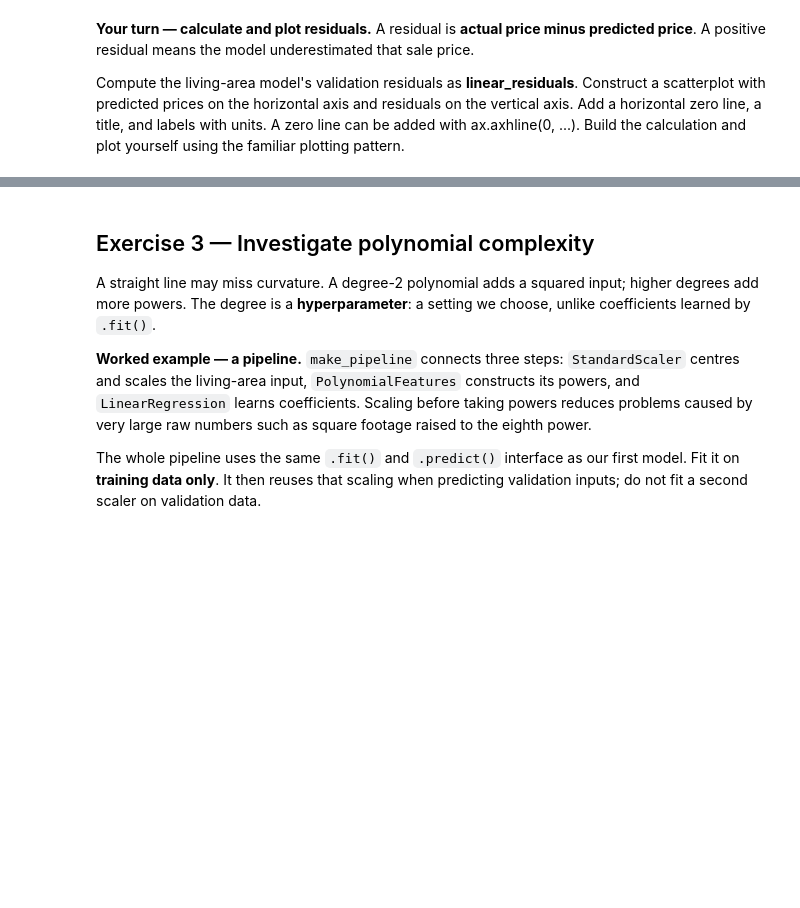
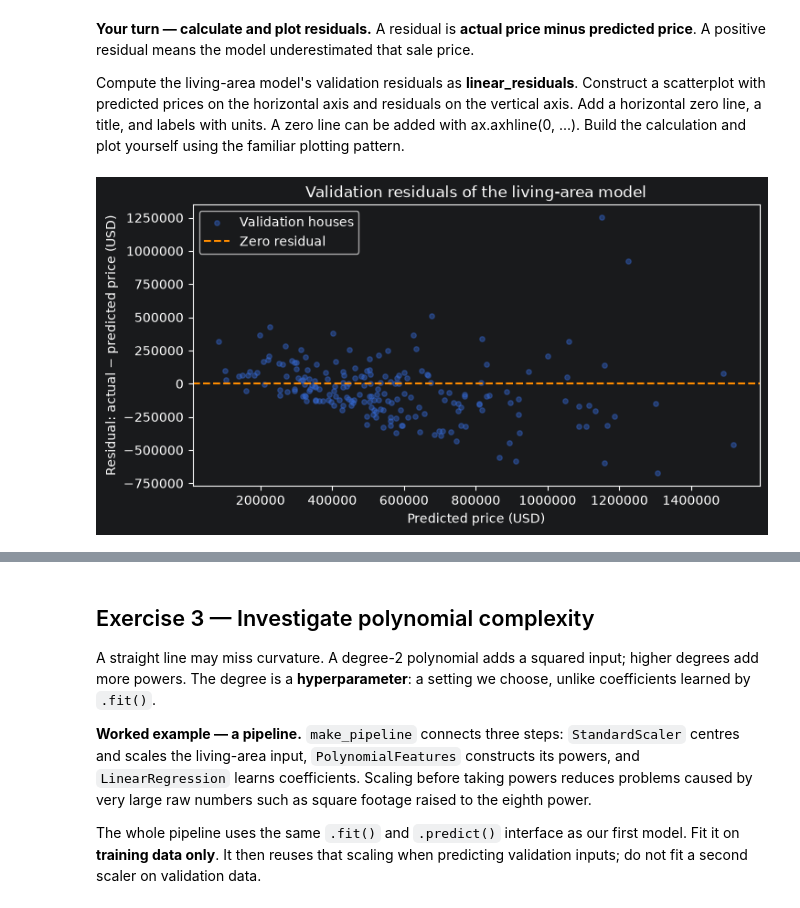
Before and after one commit to Maxiur/DataScience, a Jupyter notebook: Regression/Assignment_Regression_guided.ipynb, the cells around one changed output, grey strips where cells are left out. Cells and saved outputs as stored; diff of their text form; code cells hidden in the pictures; blank space fills up the shorter version.

```diff
--- a/Regression/Assignment_Regression_guided.ipynb
+++ b/Regression/Assignment_Regression_guided.ipynb
@@ -365,6 +410,21 @@ labels with units. A zero line can be added with ax.axhline(0, ...).
 Build the calculation and plot yourself using the familiar plotting pattern.
 # %%
 # Your code: calculate linear_residuals and construct the diagnostic plot.
+
+# Residual = actual price minus predicted price (same validation rows, same order)
+linear_residuals = y_validation - linear_validation_predictions
+
+fig, ax = plt.subplots(figsize=(8, 4))
+ax.scatter(linear_validation_predictions, linear_residuals, s=15, alpha=0.4, label="Validation houses")
+ax.axhline(0, color="darkorange", linestyle="--", label="Zero residual")
+ax.set_xlabel("Predicted price (USD)")
+ax.set_ylabel("Residual: actual − predicted price (USD)")
+ax.set_title("Validation residuals of the living-area model")
+ax.ticklabel_format(style="plain", axis="both")
+ax.legend()
+plt.show()
+# %% [output]
+[figure, added]
 # %% [markdown]
 **Compare:** Does the linear model improve on the baseline's validation RMSE?
 Quote both values. Would a small training RMSE alone answer that question?
```
Also changed, not shown: parts of 18 cells of this notebook.
